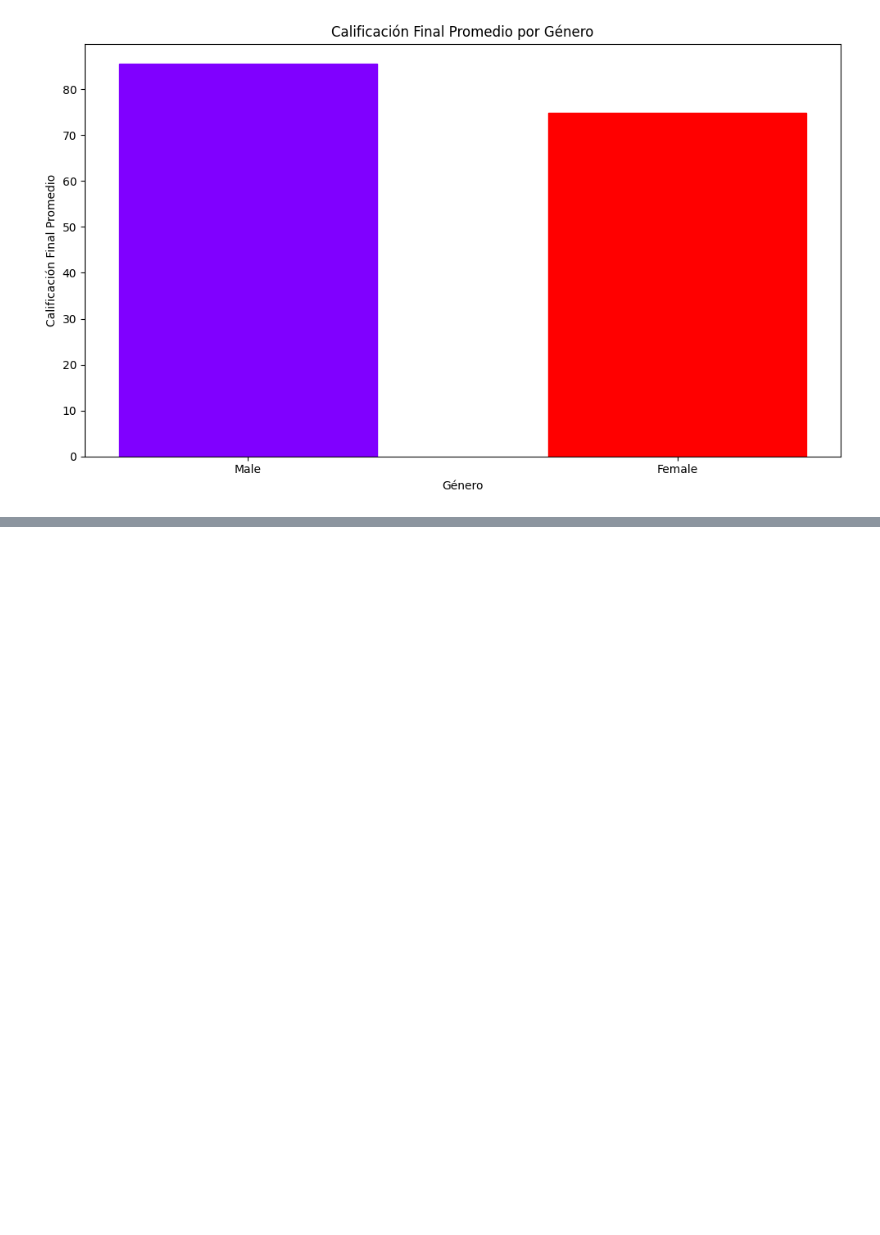
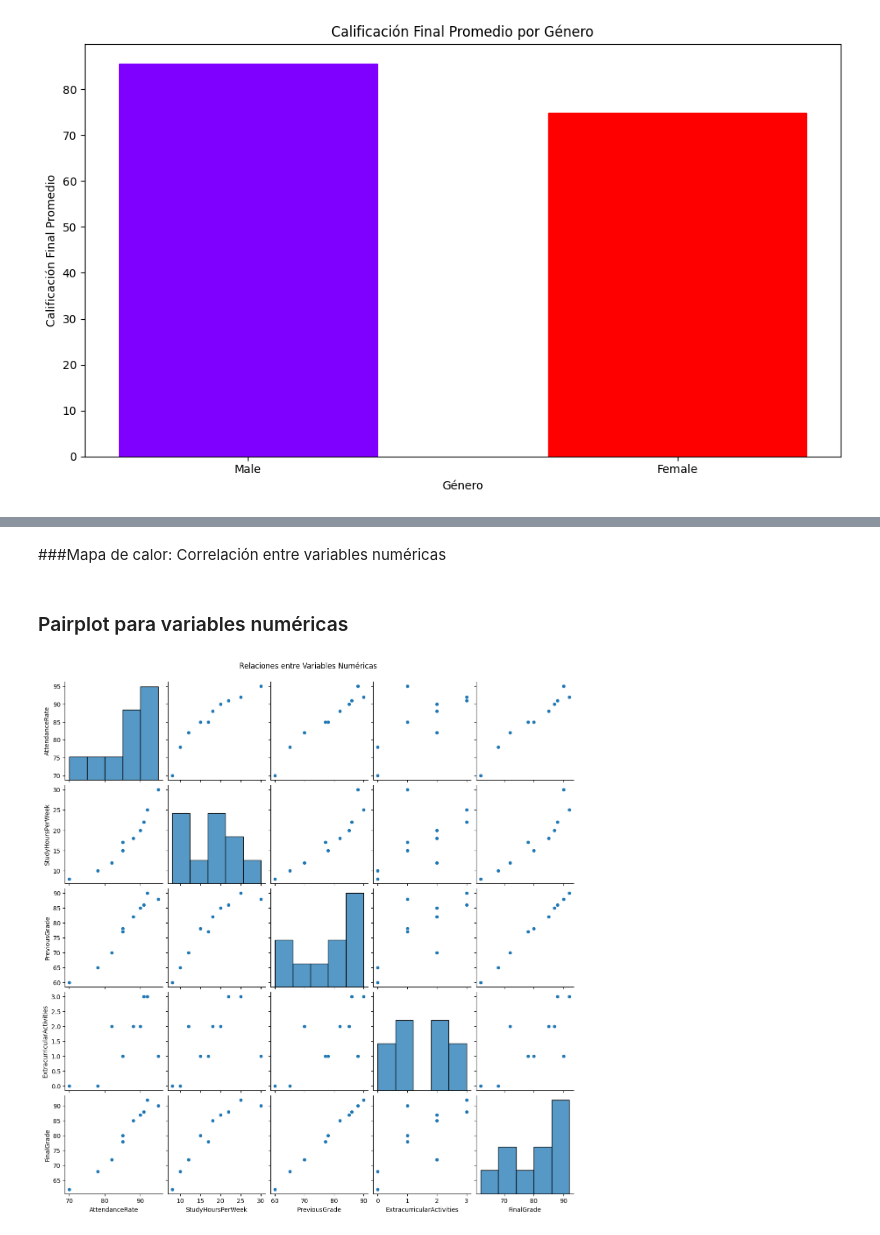
Before and after one commit to lizsolano/Optativa_profesionalizante_I, a Jupyter notebook: Analisis_BD.ipynb, the cells around one changed output, grey strips where cells are left out. Drawn from its saved outputs; the diff is of its cells as text; code cells hidden in the pictures; blank space fills up the shorter version.

```diff
--- a/Analisis_BD.ipynb
+++ b/Analisis_BD.ipynb
@@ -211,0 +253,2 @@ plt.show()
+# %% [markdown]
+###Mapa de calor: Correlación entre variables numéricas
@@ -211,0 +261,8 @@ plt.show()
+# %% [markdown]
+### Pairplot para variables numéricas
+# %%
+sns.pairplot(dataset[['AttendanceRate', 'StudyHoursPerWeek', 'PreviousGrade', 'ExtracurricularActivities', 'FinalGrade']])
+plt.suptitle('Relaciones entre Variables Numéricas', y=1.02)
+plt.show()
+# %% [output]
+[figure, added]
```
Also changed, not shown: parts of 38 cells of this notebook.
